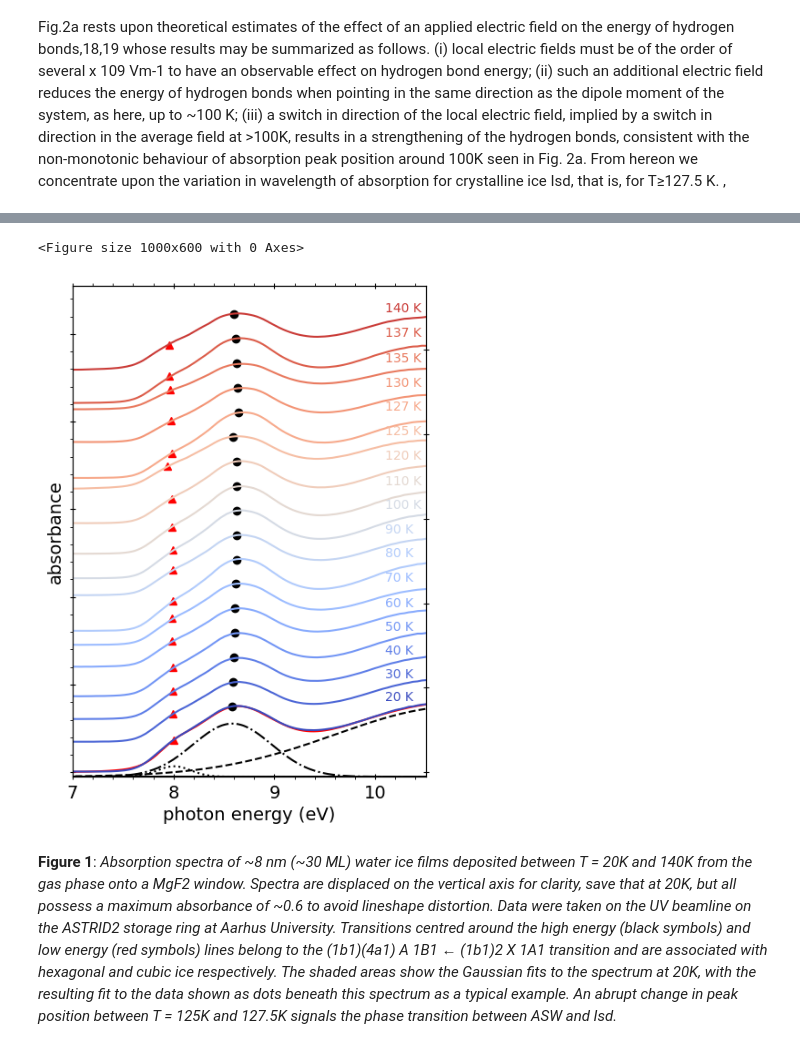
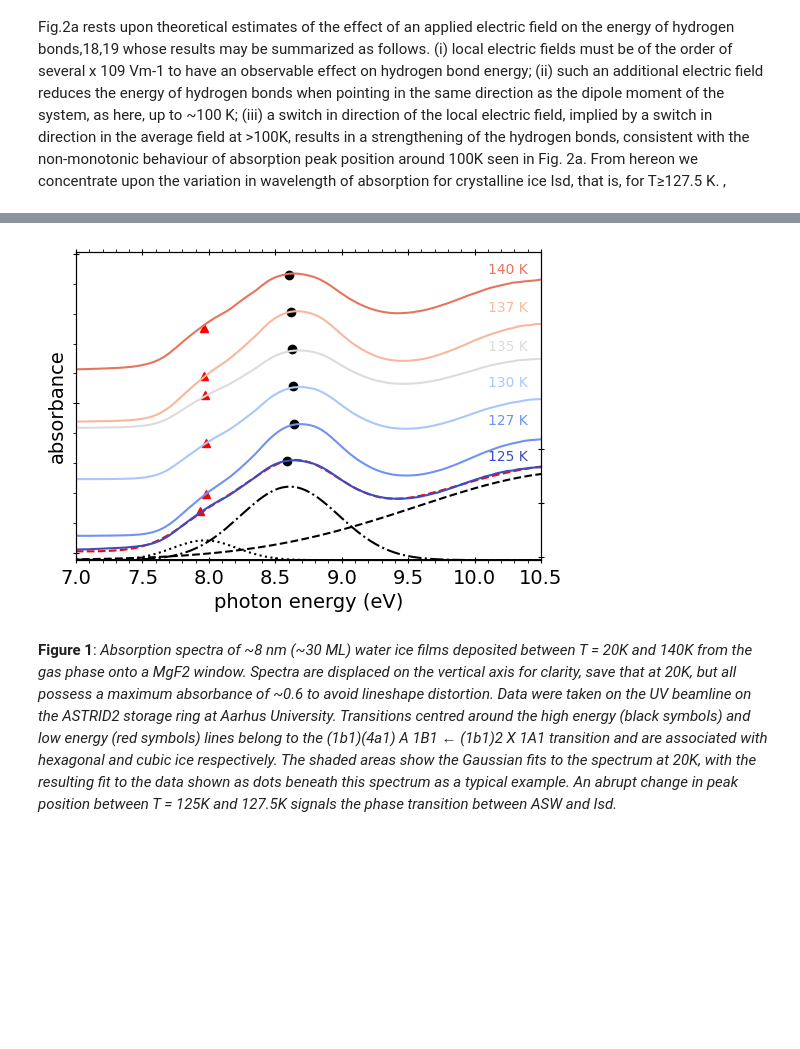
Before and after one commit to cassidy-andrew/VUV_water_spont, a Jupyter notebook: water_spont_paper.ipynb, the cells around one changed output, grey strips where cells are left out. Saved outputs shown, nothing was run; the diff lists cells and outputs as text; code cells hidden in the pictures; blank space fills up the shorter version.

Commit message:
to find density plot

```diff
--- a/water_spont_paper.ipynb
+++ b/water_spont_paper.ipynb
@@ -125,7 +127,8 @@ for fil_temp_dep_pos in filtered_temp_dep_pos:
     temperature_str  = temperature_str[:-1]+"csv"
     best_spectra.append(temperature_str)
 
-plt.figure(figsize=(10, 6))
+#print(best_spectra)
+
 # Define the colormap
 cmap = plt.get_cmap('coolwarm')
 
@@ -133,10 +136,10 @@ cmap = plt.get_cmap('coolwarm')
 offset = 0
 
 # define the figure
-fig, ax1 = plt.subplots(figsize=(5,7))
+fig, ax1 = plt.subplots(figsize=(6,4))
 
 #Add the Gaussian fit for the first spectrum to the plot
-first_spectrum = pd.read_csv(os.path.join(export_path, best_spectra[0]))
+first_spectrum = pd.read_csv(os.path.join(export_path, best_spectra[11])) #11th index is 125 K, 0th index would be 20 K
 first_spectrum['photon_energy'] = WLtoE(first_spectrum.iloc[:, 0])
 check_index = find_closest_match(first_spectrum, peak1_values,0, 0)[0]
 offset = 0.05
@@ -157,18 +160,18 @@ plt.plot(first_spectrum['photon_energy'],first_spectrum['Normalized_Gauss_4'], c
 #ax1.fill_between(first_spectrum['photon_energy'], first_spectrum['Normalized_Gauss_4'].min(), first_spectrum['Normalized_Gauss_4'], facecolor="0.2", alpha=0.5)
 
 first_spectrum['Normalized_Gauss_fit'] = first_spectrum['Gauss_fit'] - first_spectrum.iloc[find_closest_match(first_spectrum, peak1_values,0, 0)[0], 2]
-ax1.plot(first_spectrum['photon_energy'], first_spectrum['Normalized_Gauss_fit'], color='red', linestyle='-')#,  alpha=0.3)
+ax1.plot(first_spectrum['photon_energy'], first_spectrum['Normalized_Gauss_fit'], color='red', linestyle='--')#,  alpha=0.3)
 
 offset = 0
 #get each curve ready for the plot
-for i, file in enumerate (sorted(best_spectra)):
+for i, file in enumerate (sorted(best_spectra[11:])):
     # Construct the full file path
     file_path = os.path.join(export_path, file)
     # Read the csv file into a dataframe
     df = pd.read_csv(file_path)
-    #Convert the mn values in eV
+    #Convert the nm values in eV
     df['photon_energy'] = WLtoE(df.iloc[:, 0])
-
+    i = i+11
     # Plot the first two columns of the dataframe and add a point for the peak maximum
     peak_energy = find_closest_match(df, peak1_values, i, offset) #find absorbance at top of peak 1
     ax1.plot(peak1_values[i], offset, 'ko')
@@ -177,43 +180,42 @@ for i, file in enumerate (sorted(best_spectra)):
     df['Normalized Absorbance'] = absorbance - df.iloc[find_closest_match(df, peak1_values,i, offset)[0], 2]
     legend_label =str(filtered_temp[i])
     legend_label=legend_label[:-2]+' K'
-    ax1.plot(df['photon_energy'], df['Normalized Absorbance'], label=legend_label, color=cmap(i / len(best_spectra)))
-    ax1.text(10.1, df['Normalized Absorbance'].max()+0.02,legend_label,color=cmap(i / len(best_spectra)))
+    ax1.plot(df['photon_energy'], df['Normalized Absorbance'], label=legend_label, color=cmap((i-11) / len(best_spectra[11:])))
+    ax1.text(10.1, df['Normalized Absorbance'].max()+0.0,legend_label,color=cmap((i-11) / len(best_spectra[11:])))
     # Increase the offset
-    offset += 0.28
+    offset += 0.25
 
 # set figure details
 ax1.set_xlabel('photon energy (eV)', fontsize = 14)
 ax1.set_xlim(7.0,10.5)
 ax1.tick_params(axis='x', direction='inout', labelsize = 14, length=5, top = True)
 ax1.minorticks_on()
 ax1.tick_params(axis='x', which='minor', direction='out', length=2, top=True, bottom=True)
 
 ax1.tick_params(axis='y', direction='inout', length=5, labelsize = 16, labelleft = False)
 ax1.set_ylabel('absorbance', fontsize = 14)
 
 #adjust the y-ticks so that 0 is at 0
-yticks = np.array([0,1,2,3,4,5,6])
+yticks = np.array([0,1,2]) #np.array([0,1,2,3,4,5,6])
 ax1.set_yticks(first_spectrum['Normalized_Gauss_fit'].min()+yticks, yticks)
-ax1.set_ylim(first_spectrum['Normalized_Gauss_4'].min(),4.8)
+ax1.set_ylim(first_spectrum['Normalized_Gauss_4'].min(),1.4)
 #ax1.tick_params(axis='y', which='minor', labelsize = 22, direction='out', length=0)
 
 # Create a twin y-axis
 ax2 = ax1.twinx()
 # Label the secondary y and x -axes
 ax2.set_yticks(first_spectrum['Normalized_Gauss_fit'].min()+yticks, yticks)
 ax2.tick_params(axis='y', direction='inout', labelsize = 18, length=5,labelright=False)
 ax2.set_ylim(first_spectrum['Normalized_Gauss_4'].min(),5)
 
 #plt.legend()
 
 # Save the figure as a PNG file
-fig.savefig('Figure_1.png', format='png')
-fig.savefig('Figure_1.svg', format='svg')
+fig.savefig('Figure_1.png',dpi = 600, bbox_inches='tight' , format='png')
+fig.savefig('Figure_1.svg',dpi = 600, bbox_inches='tight' , format='svg')
 
 plt.show()
 # %% [output]
-<Figure size 1000x600 with 0 Axes>
-[figure, old version]
+[figure, new version]
 # %% [markdown]
 **Figure 1**: _Absorption spectra of ~8 nm (~30 ML) water ice films deposited between T = 20K and 140K from the gas phase onto a MgF2 window. Spectra are displaced on the vertical axis for clarity, save that at 20K, but all possess a maximum absorbance of ~0.6 to avoid lineshape distortion. Data were taken on the UV beamline on the ASTRID2 storage ring at Aarhus University. Transitions centred around the high energy (black symbols) and low energy (red symbols) lines belong to the (1b1)(4a1) A 1B1 ← (1b1)2 X 1A1 transition and are associated with hexagonal and cubic ice respectively. The shaded areas show the Gaussian fits to the spectrum at 20K, with the resulting fit to the data shown as dots beneath this spectrum as a typical example. An abrupt change in peak position between T = 125K and 127.5K signals the phase transition between ASW and Isd._
```
Also changed, not shown: parts of 12 cells of this notebook, 46 other files.
